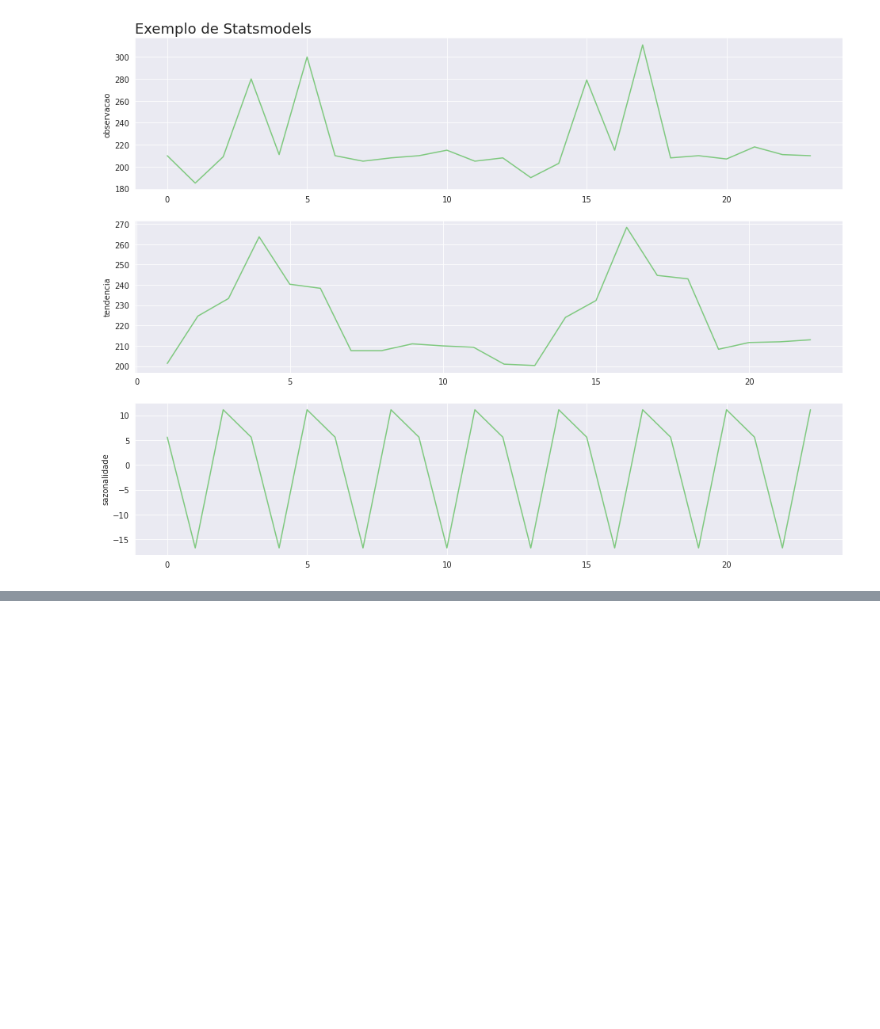
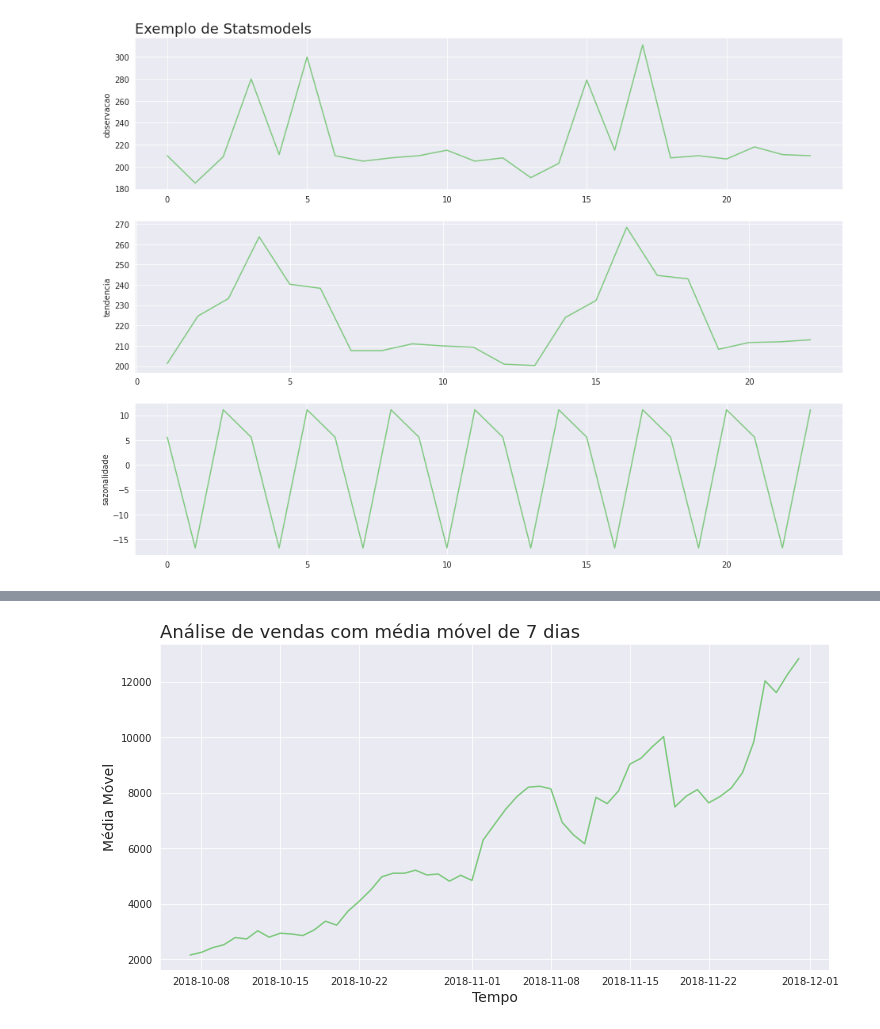
Before and after one commit to brunatoloti/data-science-alura-cursos, a Jupyter notebook: Data Science: Introdução a análise de séries temporais/Time_Series.ipynb, the cells around one changed output, grey strips where cells are left out. Saved outputs shown, nothing was run; the diff lists cells and outputs as text; code cells hidden in the pictures; blank space fills up the shorter version.

```diff
--- a/Data Science: Introdução a análise de séries temporais/Time_Series.ipynb
+++ b/Data Science: Introdução a análise de séries temporais/Time_Series.ipynb
@@ -751,0 +843,3 @@ plot_comparacao(resultado.index,
+# %%
+alucel['media_movel'] = alucel['vendas'].rolling(7).mean()
+alucel.head(14)
@@ -751,0 +862,9 @@ plot_comparacao(resultado.index,
+# %%
+plotar('Análise de vendas com média móvel de 7 dias',
+       'Tempo',
+       'Média Móvel',
+       'dia',
+       'media_movel',
+       alucel)
+# %% [output]
+[figure, added]
```
Also changed, not shown: parts of 30 cells of this notebook.
